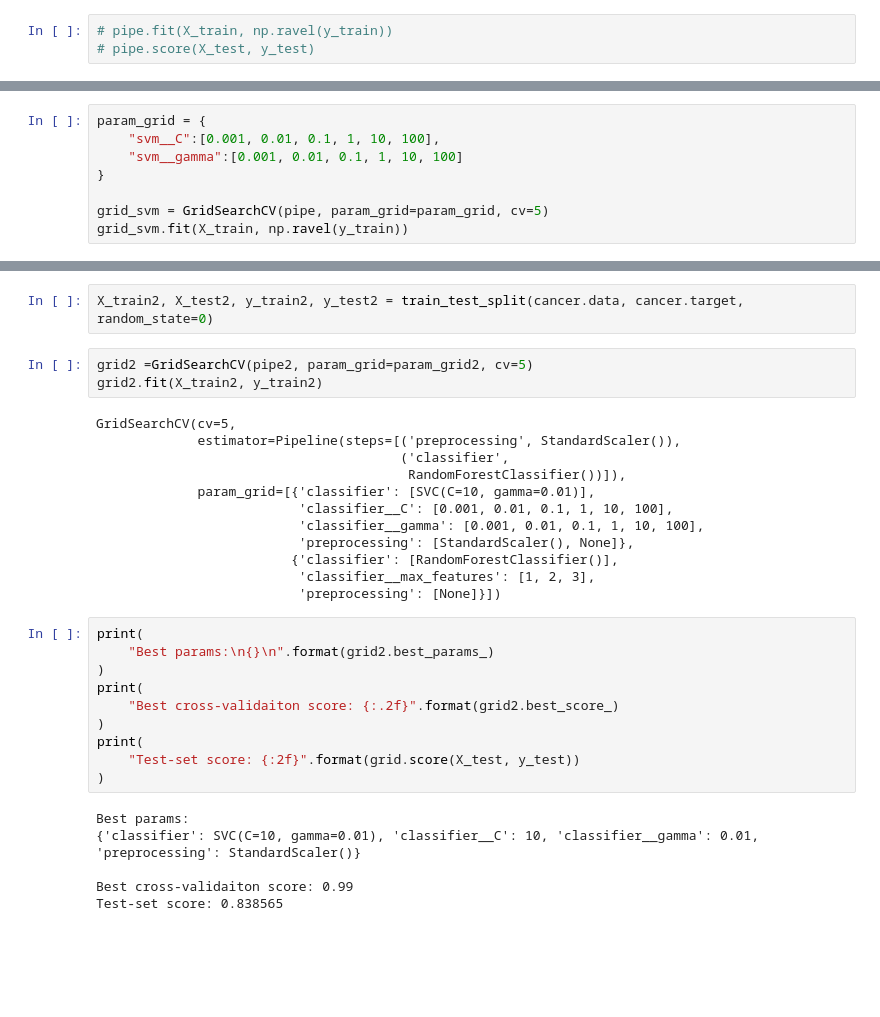
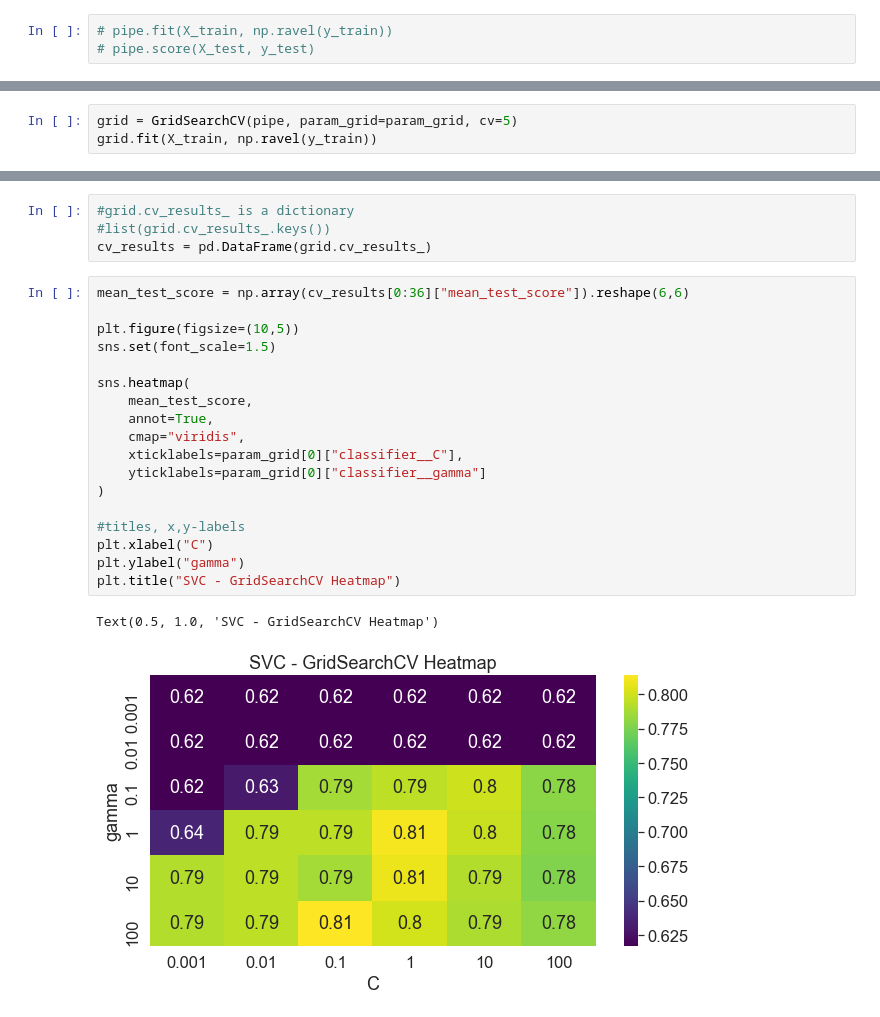
Before and after one commit to royceto/taitanic, a Jupyter notebook: 8_pipeline.ipynb, the cells around one changed output, grey strips where cells are left out. Saved outputs shown, nothing was run; the diff lists cells and outputs as text; blank space fills up the shorter version.

```diff
--- a/8_pipeline.ipynb
+++ b/8_pipeline.ipynb
@@ -117,11 +186,6 @@ pipe = Pipeline(
 # %%
-param_grid = {
-    "svm__C":[0.001, 0.01, 0.1, 1, 10, 100],
-    "svm__gamma":[0.001, 0.01, 0.1, 1, 10, 100]
-}
-
-grid_svm = GridSearchCV(pipe, param_grid=param_grid, cv=5)
-grid_svm.fit(X_train, np.ravel(y_train))
+grid = GridSearchCV(pipe, param_grid=param_grid, cv=5)
+grid.fit(X_train, np.ravel(y_train))
 # %% [output]
 GridSearchCV(cv=5,
              estimator=Pipeline(steps=[('preprocessor',
@@ -194,33 +238,25 @@ param_grid2 = [
-# %%
-X_train2, X_test2, y_train2, y_test2 = train_test_split(cancer.data, cancer.target, random_state=0)
-# %%
-grid2 =GridSearchCV(pipe2, param_grid=param_grid2, cv=5)
-grid2.fit(X_train2, y_train2)
-# %% [output]
-GridSearchCV(cv=5,
-             estimator=Pipeline(steps=[('preprocessing', StandardScaler()),
-                                       ('classifier',
-                                        RandomForestClassifier())]),
-             param_grid=[{'classifier': [SVC(C=10, gamma=0.01)],
-                          'classifier__C': [0.001, 0.01, 0.1, 1, 10, 100],
-                          'classifier__gamma': [0.001, 0.01, 0.1, 1, 10, 100],
-                          'preprocessing': [StandardScaler(), None]},
-                         {'classifier': [RandomForestClassifier()],
-                          'classifier__max_features': [1, 2, 3],
-                          'preprocessing': [None]}])
-# %%
-print(
-    "Best params:\n{}\n".format(grid2.best_params_)
-)
-print(
-    "Best cross-validaiton score: {:.2f}".format(grid2.best_score_)
-)
-print(
-    "Test-set score: {:2f}".format(grid.score(X_test, y_test))
-)
-# %% [output]
-Best params:
-{'classifier': SVC(C=10, gamma=0.01), 'classifier__C': 10, 'classifier__gamma': 0.01, 'preprocessing': StandardScaler()}
-
-Best cross-validaiton score: 0.99
-Test-set score: 0.838565
+# %%
+#grid.cv_results_ is a dictionary
+#list(grid.cv_results_.keys())
+cv_results = pd.DataFrame(grid.cv_results_)
+# %%
+mean_test_score = np.array(cv_results[0:36]["mean_test_score"]).reshape(6,6)
+
+plt.figure(figsize=(10,5))
+sns.set(font_scale=1.5)
+
+sns.heatmap(
+    mean_test_score,
+    annot=True,
+    cmap="viridis",
+    xticklabels=param_grid[0]["classifier__C"],
+    yticklabels=param_grid[0]["classifier__gamma"]
+)
+
+#titles, x,y-labels
+plt.xlabel("C")
+plt.ylabel("gamma")
+plt.title("SVC - GridSearchCV Heatmap")
+# %% [output]
+Text(0.5, 1.0, 'SVC - GridSearchCV Heatmap')
+[figure, added]
```
Also changed, not shown: parts of 46 cells of this notebook, 7 other files.
